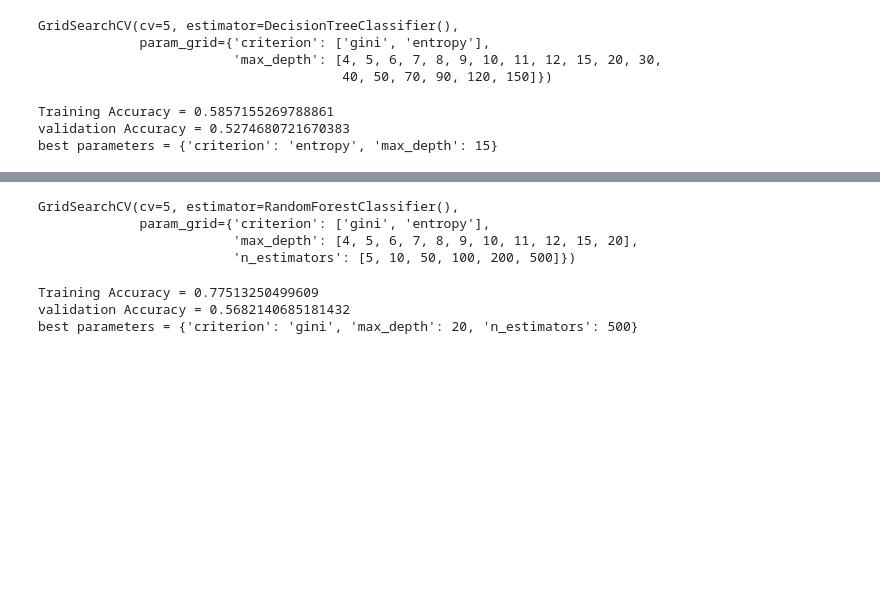
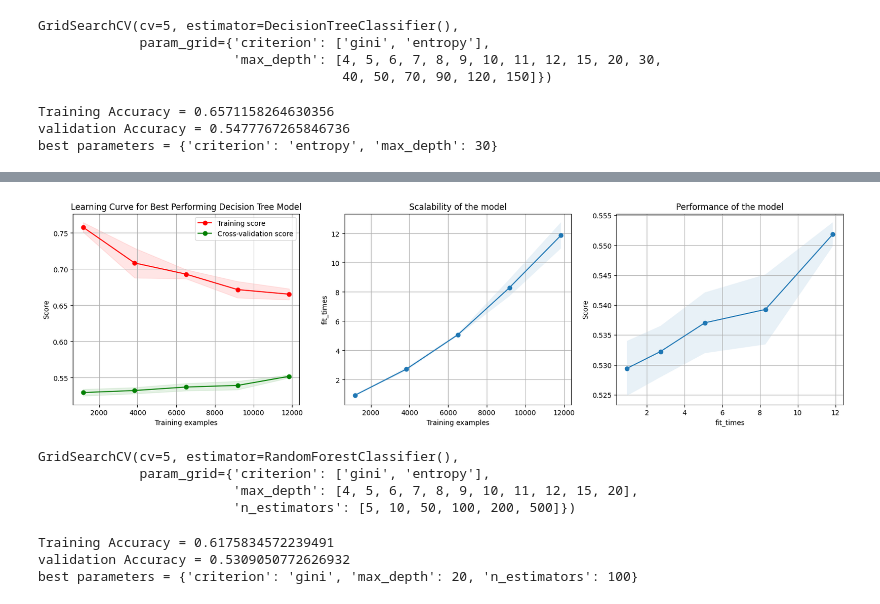
Before and after one commit to joshmorg1007/SENG474-Project, a Jupyter notebook: prediction_model/dota_draft_predictor.ipynb, the cells around one changed output, grey strips where cells are left out. Saved outputs shown, nothing was run; the diff lists cells and outputs as text; code cells hidden in the pictures; blank space fills up the shorter version.

Commit message:
finalized models
Former-commit-id: f5674e57c67ff3dc119c13ee95dcff3810cd738c

```diff
--- a/prediction_model/dota_draft_predictor.ipynb
+++ b/prediction_model/dota_draft_predictor.ipynb
@@ -15,9 +179,15 @@ from sklearn.model_selection import train_test_split
 import pandas as pd
 # %%
 data = pd.read_csv('data.csv', header=0)
+#data = pd.read_csv('old_data.csv', header=0)
 y = data['did_radiant_win']
-X = data.drop(columns=['_id', 'did_radiant_win', 'match_id'])
-X_train, X_test, y_train, y_test = train_test_split(X, y, test_size=0.30)
+try:
+    X = data.drop(columns=['_id'])
+except:
+    print('using old data')
+X = data.drop(columns=['did_radiant_win', 'match_id'])
+X = pd.get_dummies(X)
+X_train, X_test, y_train, y_test = train_test_split(X, y, test_size=0.10)
 print(len(X_train))
 print(len(X_test))
 # %% [output]
@@ -31,27 +201,29 @@ from sklearn.model_selection import GridSearchCV
 from sklearn.ensemble import RandomForestClassifier
 # %%
 # Getting Training and Testing splits for decision tree model
-encoder = OneHotEncoder(handle_unknown='ignore')
-X_decision_tree_train, X_decision_tree_test, y_decision_tree_train, y_decision_tree_test = train_test_split(pd.get_dummies(X_train, drop_first=True), y_train, test_size=0.30)
+X_decision_tree_train, X_decision_tree_test, y_decision_tree_train, y_decision_tree_test = train_test_split(X_train, y_train, test_size=0.30)
 # %%
-# Decision Tree
+# Decision Tree - 3 mins
 tree_para = {'criterion':['gini','entropy'],'max_depth':[4,5,6,7,8,9,10,11,12,15,20,30,40,50,70,90,120,150]}
-grid_model = GridSearchCV(DecisionTreeClassifier(), tree_para, cv=5)
-grid_model.fit(X_decision_tree_train, y_decision_tree_train)
+grid_tree_model = GridSearchCV(DecisionTreeClassifier(), tree_para, cv=5)
+grid_tree_model.fit(X_decision_tree_train, y_decision_tree_train)
 # %% [output]
 GridSearchCV(cv=5, estimator=DecisionTreeClassifier(),
              param_grid={'criterion': ['gini', 'entropy'],
                          'max_depth': [4, 5, 6, 7, 8, 9, 10, 11, 12, 15, 20, 30,
                                        40, 50, 70, 90, 120, 150]})
 # %%
-best_model = grid_model.best_estimator_
-training_accuracy = best_model.score(X_decision_tree_train, y_decision_tree_train)
-validation_accuracy = best_model.score(X_decision_tree_test, y_decision_tree_test)
+best_tree_model = grid_tree_model.best_estimator_
+training_accuracy = best_tree_model.score(X_decision_tree_train, y_decision_tree_train)
+validation_accuracy = best_tree_model.score(X_decision_tree_test, y_decision_tree_test)
 
 print(f"Training Accuracy = {training_accuracy}")
 print(f"validation Accuracy = {validation_accuracy}")
-print(f"best parameters = {grid_model.best_params_}")
+print(f"best parameters = {grid_tree_model.best_params_}")
 # %% [output]
-Training Accuracy = 0.5857155269788861
-validation Accuracy = 0.5274680721670383
-best parameters = {'criterion': 'entropy', 'max_depth': 15}
+Training Accuracy = 0.6571158264630356
+validation Accuracy = 0.5477767265846736
+best parameters = {'criterion': 'entropy', 'max_depth': 30}
+# %%
+plot_learning_curve(best_tree_model, "Learning Curve for Best Performing Decision Tree Model", X_decision_tree_train, y_decision_tree_train, n_jobs=5)
+# %% [output]
@@ -58 +231,2 @@ best parameters = {'criterion': 'entropy', 'max_depth': 15}
+[figure, added]
 # %%
@@ -66,14 +240,14 @@ GridSearchCV(cv=5, estimator=RandomForestClassifier(),
                          'max_depth': [4, 5, 6, 7, 8, 9, 10, 11, 12, 15, 20],
                          'n_estimators': [5, 10, 50, 100, 200, 500]})
 # %%
-best_model = grid_model.best_estimator_
-training_accuracy = best_model.score(X_decision_tree_train, y_decision_tree_train)
-validation_accuracy = best_model.score(X_decision_tree_test, y_decision_tree_test)
+best_forest_model = grid_forest_model.best_estimator_
+training_accuracy = best_forest_model.score(X_decision_tree_train, y_decision_tree_train)
+validation_accuracy = best_forest_model.score(X_decision_tree_test, y_decision_tree_test)
 
 print(f"Training Accuracy = {training_accuracy}")
 print(f"validation Accuracy = {validation_accuracy}")
-print(f"best parameters = {grid_model.best_params_}")
+print(f"best parameters = {grid_forest_model.best_params_}")
 # %% [output]
-Training Accuracy = 0.77513250499609
-validation Accuracy = 0.5682140685181432
-best parameters = {'criterion': 'gini', 'max_depth': 20, 'n_estimators': 500}
+Training Accuracy = 0.6175834572239491
+validation Accuracy = 0.5309050772626932
+best parameters = {'criterion': 'gini', 'max_depth': 20, 'n_estimators': 100}
```
Also changed, not shown: parts of 52 cells of this notebook.
